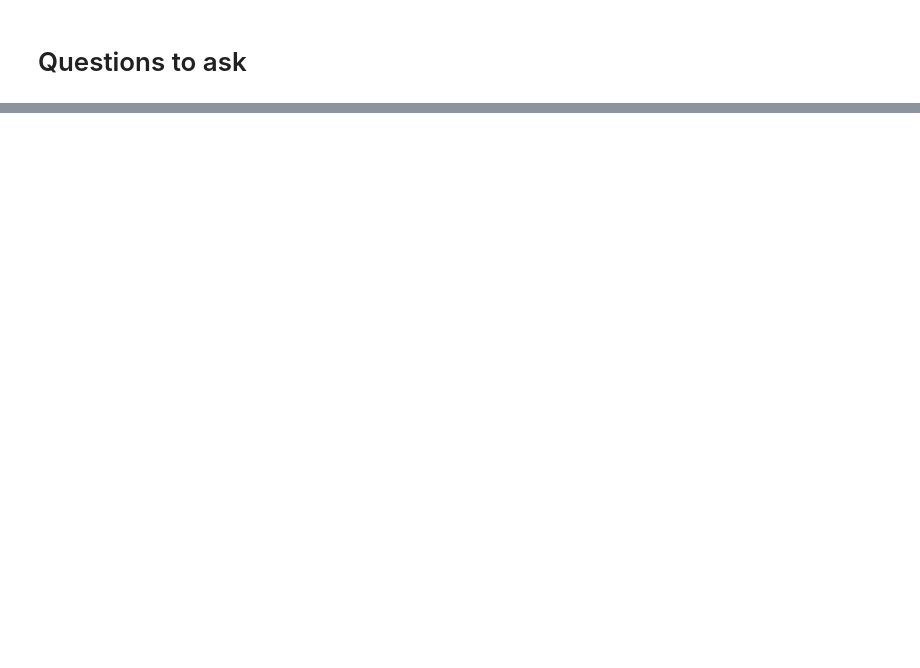
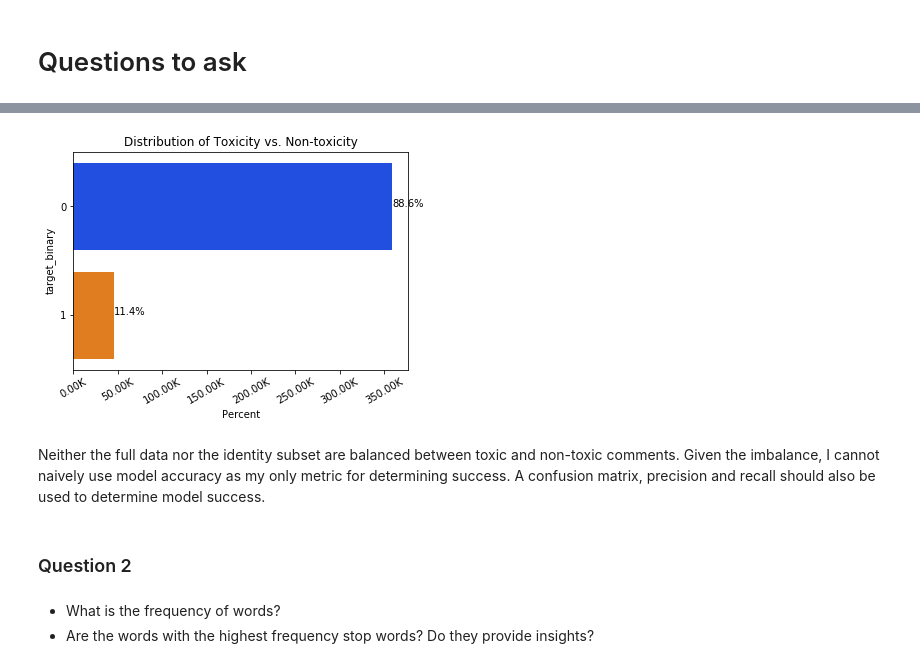
Before and after one commit to Esavoye/Data_Science_Career_Track, a Jupyter notebook: Capstone_1/Code/Capstone_1_EDA.ipynb, the cells around one changed output, grey strips where cells are left out. Cells and saved outputs as stored; diff of their text form; code cells hidden in the pictures; blank space fills up the shorter version.

```diff
--- a/Capstone_1/Code/Capstone_1_EDA.ipynb
+++ b/Capstone_1/Code/Capstone_1_EDA.ipynb
@@ -142,0 +185,7 @@ slimmed_sample_subset_df.to_pickle(dst + '/slimmed_sample_subset_df.pkl')
+# %%
+# Subset of data with identity labels
+# google colab
+unpickled_df_slimmed['word_count'] = unpickled_df_slimmed['clean_text'].apply(lambda x: len(str(x).split()))
+unpickled_df_slimmed['word_split'] = unpickled_df_slimmed['clean_text'].apply(lambda x: str(x).split())
+unpickled_df_slimmed['comment_len'] = unpickled_df_slimmed['clean_text'].astype(str).apply(len)
+unpickled_df_slimmed['target_binary'] = np.where(unpickled_df_slimmed['target'] >= 0.5, 1, 0)
@@ -142,0 +224,23 @@ slimmed_sample_subset_df.to_pickle(dst + '/slimmed_sample_subset_df.pkl')
+# %%
+# slimmed data set
+ax2 = sns.countplot(y="target_binary", data=unpickled_df_slimmed)
+plt.title('Distribution of Toxicity vs. Non-toxicity')
+plt.xlabel('Percent')
+ax2.set_xticklabels(ax2.get_xticklabels(), rotation=30)
+ax2.xaxis.set_major_formatter(mtick.FuncFormatter(lambda x, pos: '{:,.2f}'.format(x/1000) + 'K'))
+
+total = len(unpickled_df_slimmed['target_binary'])
+for p in ax2.patches:
+        percentage = '{:.1f}%'.format(100 * p.get_width()/total)
+        x = p.get_x() + p.get_width() + 0.02
+        y = p.get_y() + p.get_height()/2
+        ax2.annotate(percentage, (x, y))
+# %% [output]
+[figure, added]
+# %% [markdown]
+Neither the full data nor the identity subset are balanced between toxic and non-toxic comments. Given the imbalance, I cannot naively use model accuracy as my only metric for determining success. A confusion matrix, precision and recall should also be used to determine model success.
+# %% [markdown]
+### Question 2
+# %% [markdown]
+  - What is the frequency of words?
+  - Are the words with the highest frequency stop words? Do they provide insights?
```
Also changed, not shown: parts of 78 cells of this notebook.
